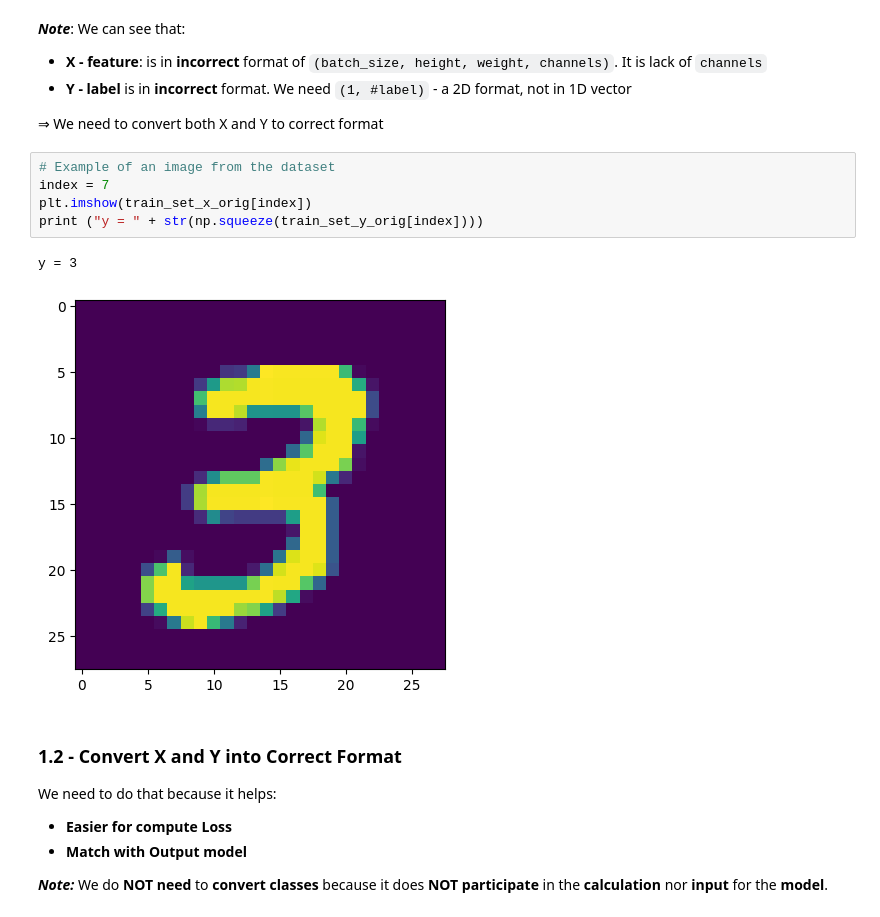
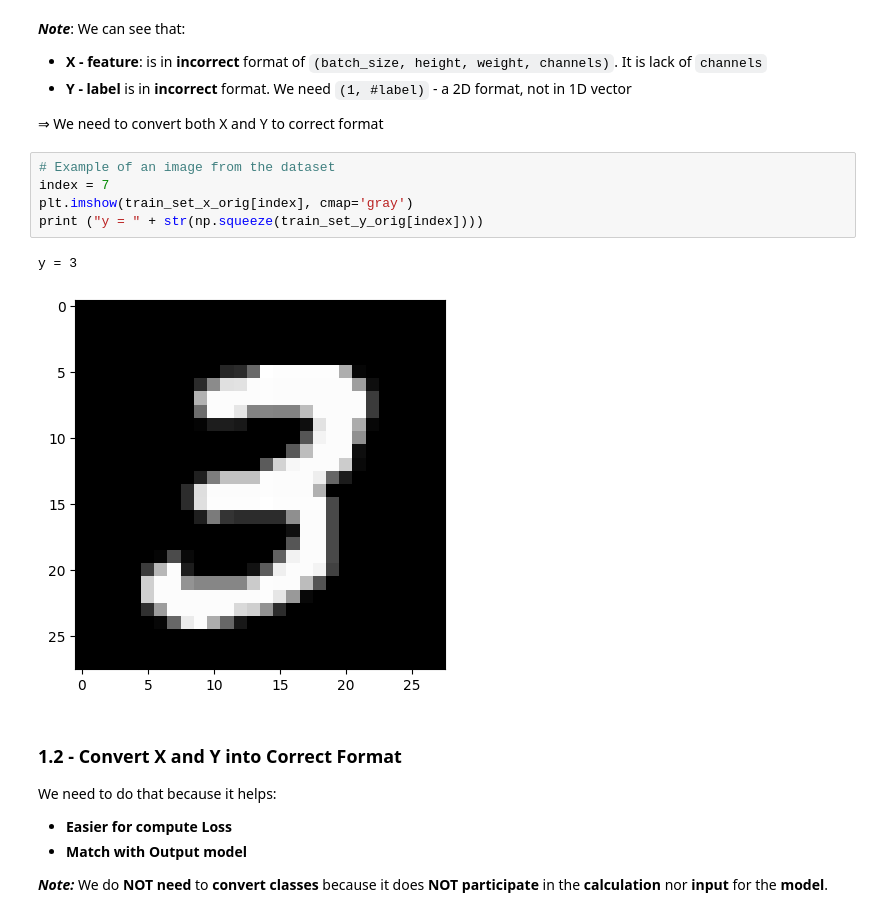
Before and after one commit to anhnt02hpx/Classical-Model, a Jupyter notebook: LeNet-5/LeNet-5_Model.ipynb, the cells around one changed output. Drawn from its saved outputs; the diff is of its cells as text.

```diff
--- a/LeNet-5/LeNet-5_Model.ipynb
+++ b/LeNet-5/LeNet-5_Model.ipynb
@@ -54,11 +53,11 @@ Classes shape: (10,)
 # %%
 # Example of an image from the dataset
 index = 7
-plt.imshow(train_set_x_orig[index])
+plt.imshow(train_set_x_orig[index], cmap='gray')
 print ("y = " + str(np.squeeze(train_set_y_orig[index])))
 # %% [output]
 y = 3
-[figure, old version]
+[figure, new version]
 # %% [markdown]
 ### 1.2 - Convert X and Y into Correct Format
 
```
Also changed, not shown: parts of 5 cells of this notebook, 2 other files.
